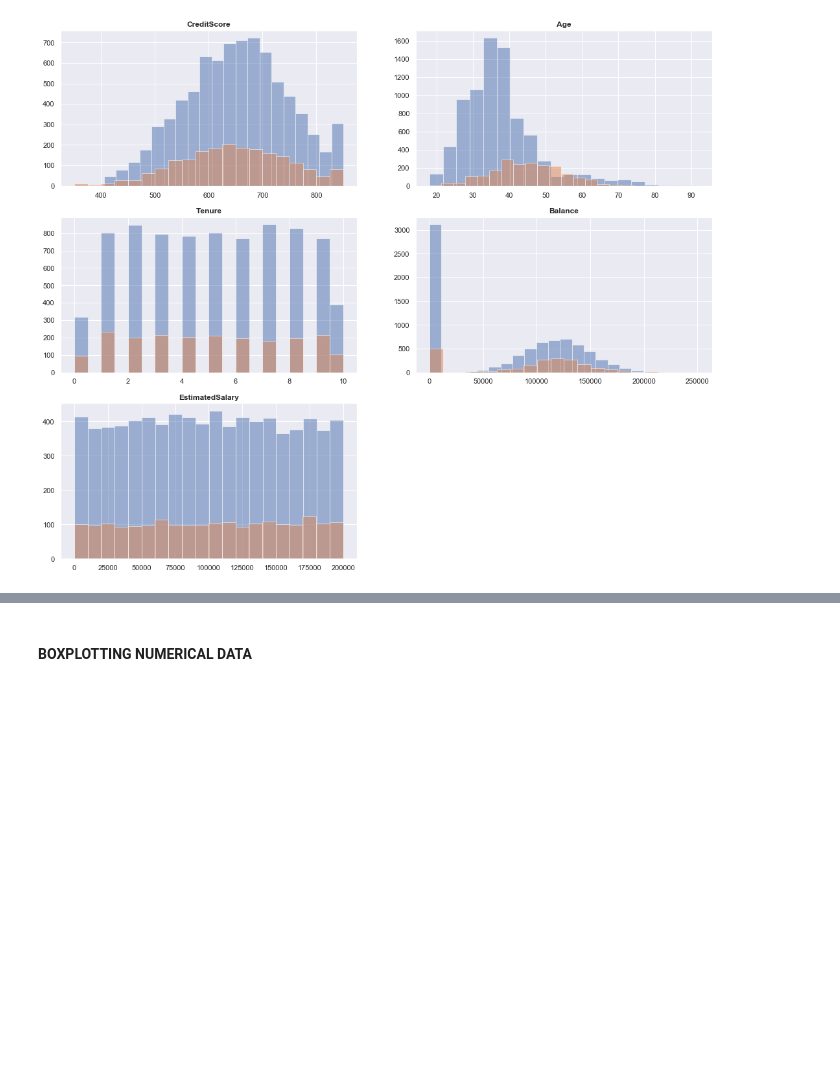
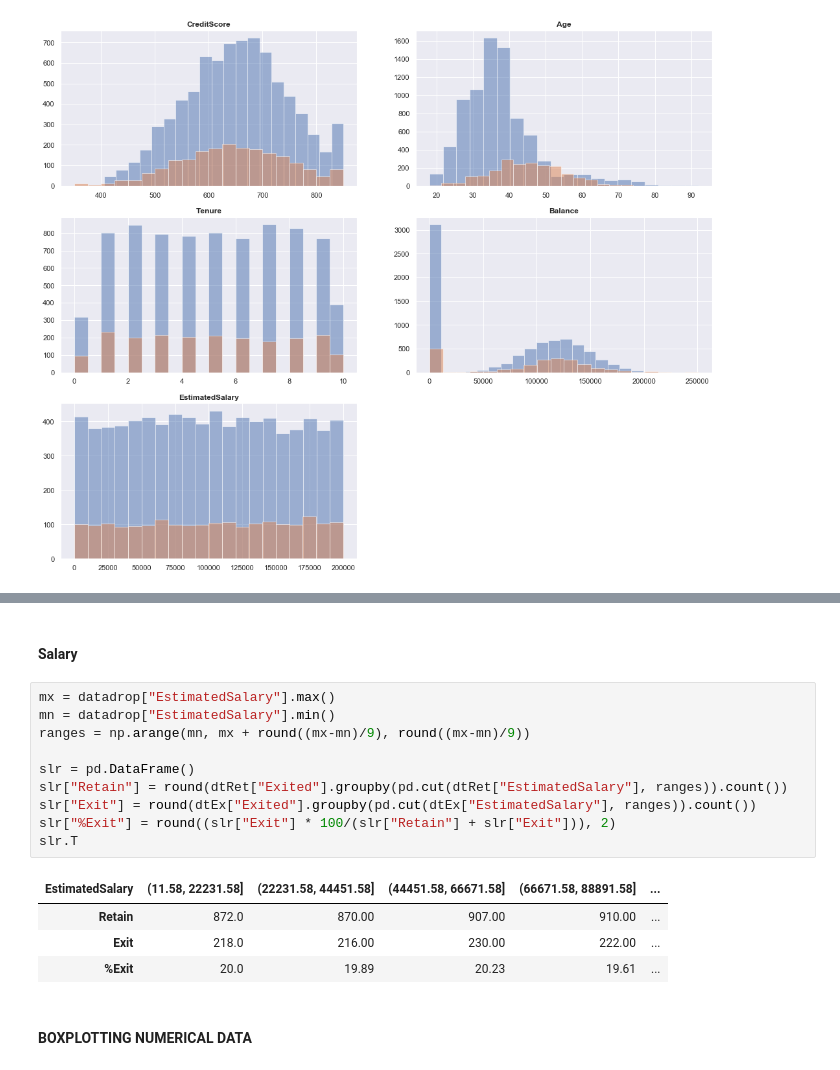
Before and after one commit to apeuta/Final_Project_JCDS07_ChurnPrediction_Bank, a Jupyter notebook: FP01_Data_Preparation_and_Visualization_Insight.ipynb, the cells around one changed output, grey strips where cells are left out. Saved outputs shown, nothing was run; the diff lists cells and outputs as text; blank space fills up the shorter version.

```diff
--- a/FP01_Data_Preparation_and_Visualization_Insight.ipynb
+++ b/FP01_Data_Preparation_and_Visualization_Insight.ipynb
@@ -195,3 +348,20 @@ for i in range(len(col)):
+# %% [markdown]
+#### Salary
+# %%
+mx = datadrop["EstimatedSalary"].max()
+mn = datadrop["EstimatedSalary"].min()
+ranges = np.arange(mn, mx + round((mx-mn)/9), round((mx-mn)/9))
+
+slr = pd.DataFrame()
+slr["Retain"] = round(dtRet["Exited"].groupby(pd.cut(dtRet["EstimatedSalary"], ranges)).count())
+slr["Exit"] = round(dtEx["Exited"].groupby(pd.cut(dtEx["EstimatedSalary"], ranges)).count())
+slr["%Exit"] = round((slr["Exit"] * 100/(slr["Retain"] + slr["Exit"])), 2)
+slr.T
+# %% [output]
+| EstimatedSalary | (11.58, 22231.58] | (22231.58, 44451.58] | (44451.58, 66671.58] | (66671.58, 88891.58] | ... |
+| Retain | 872.0 | 870.00 | 907.00 | 910.00 | ... |
+| Exit | 218.0 | 216.00 | 230.00 | 222.00 | ... |
+| %Exit | 20.0 | 19.89 | 20.23 | 19.61 | ... |
 # %% [markdown]
 #### BOXPLOTTING NUMERICAL DATA
 # %%
```
Also changed, not shown: parts of 16 cells of this notebook, 1 other file.
